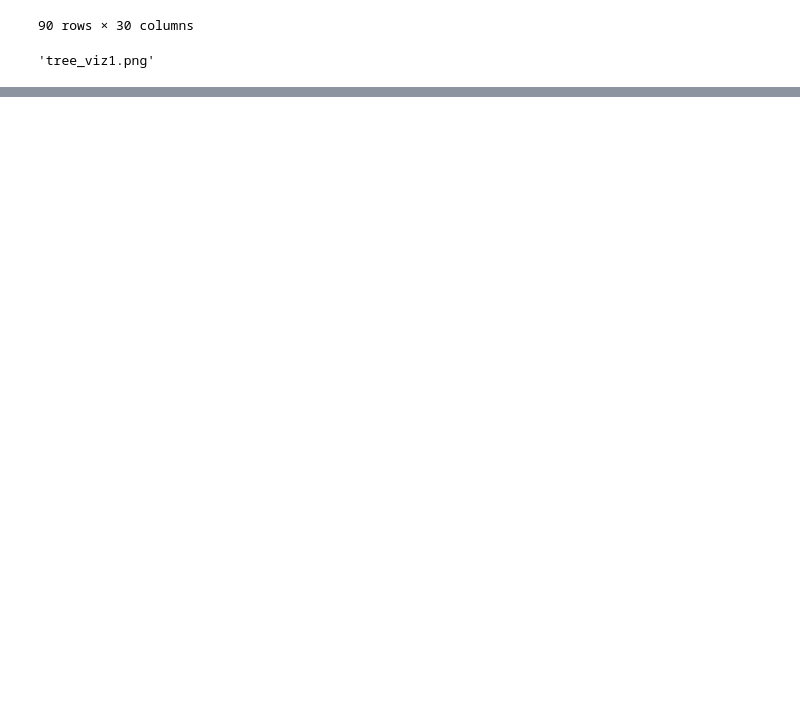
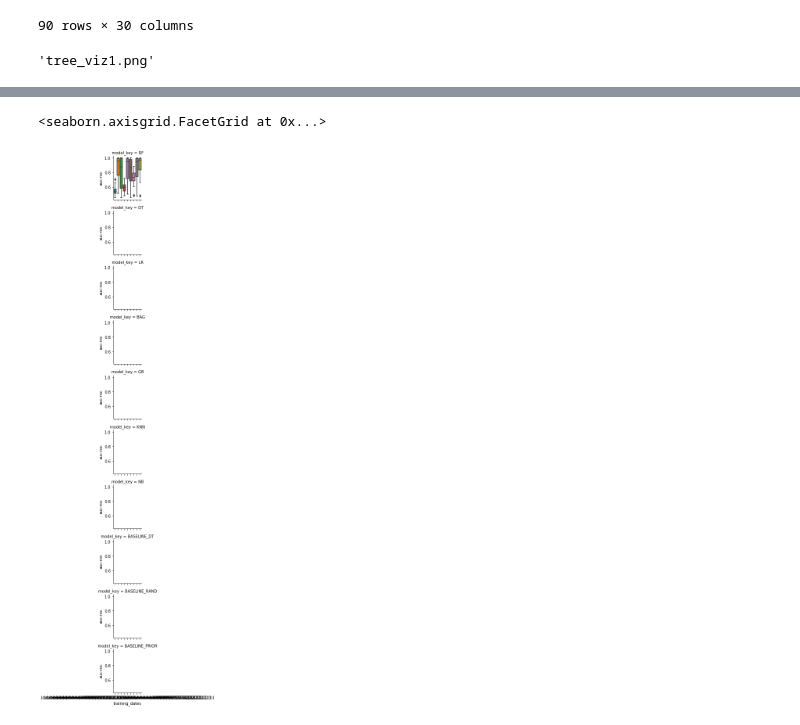
Before and after one commit to justincohler/evictions-learn, a Jupyter notebook: src/Scratch.ipynb, the cells around one changed output, grey strips where cells are left out. Drawn from its saved outputs; the diff is of its cells as text; code cells hidden in the pictures; blank space fills up the shorter version.

```diff
--- a/src/Scratch.ipynb
+++ b/src/Scratch.ipynb
@@ -79,0 +100,5 @@ sns.boxplot(x='model_key', y='auc_roc', data=results)
+# %%
+sns.factorplot(x='training_dates', y='auc-roc', data=results, col='model_key', col_wrap=1, kind='box', size=2, aspect=3)
+# %% [output]
+<seaborn.axisgrid.FacetGrid at 0x...>
+[figure, added]
```
Also changed, not shown: parts of 4 cells of this notebook, 1 other file.
